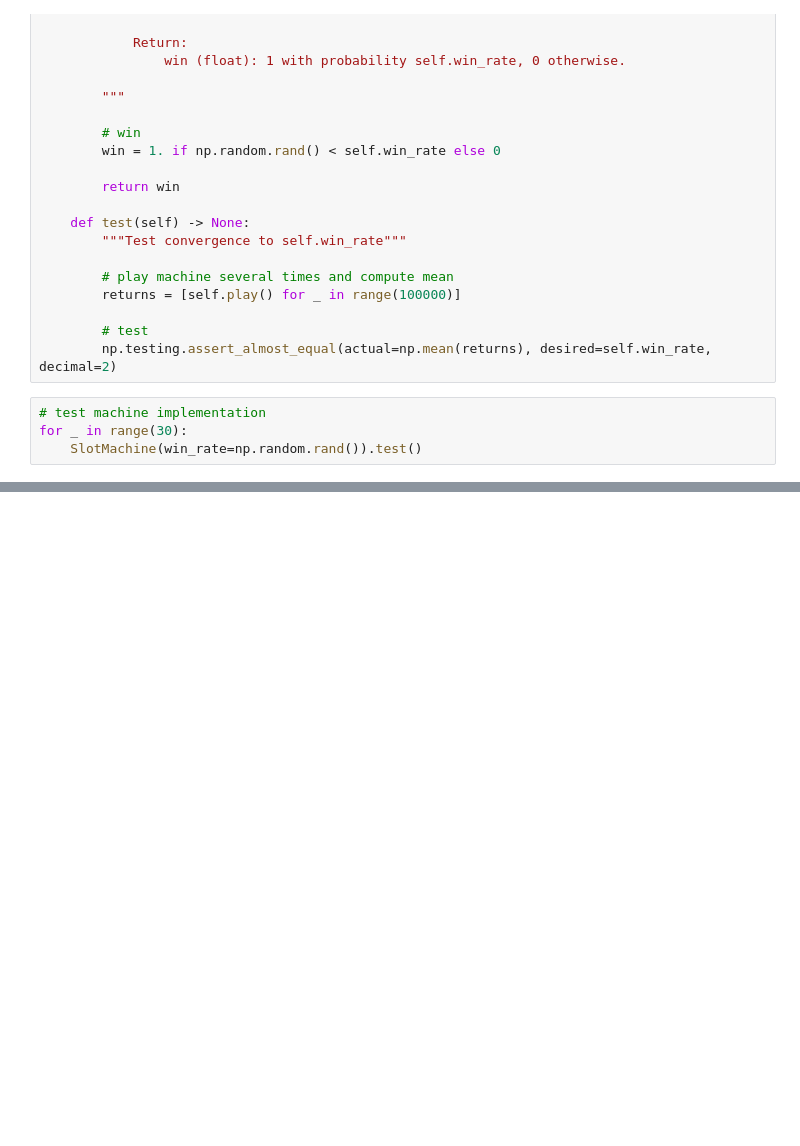
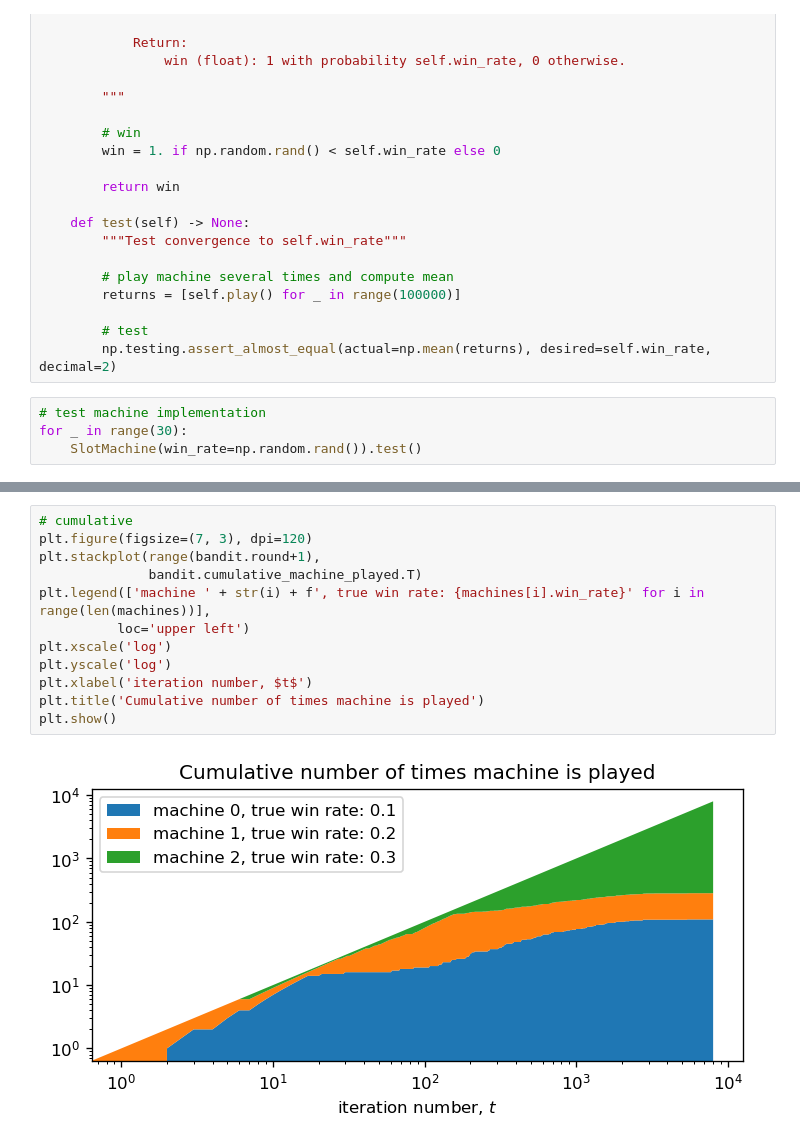
Before and after one commit to matheusomendonca/optimization_experiments, a Jupyter notebook: ipynb/Multi_Armed_Bandit-epsilongreedy.ipynb, the cells around one changed output, grey strips where cells are left out. Saved outputs shown, nothing was run; the diff lists cells and outputs as text; blank space fills up the shorter version.

```diff
--- a/ipynb/Multi_Armed_Bandit-epsilongreedy.ipynb
+++ b/ipynb/Multi_Armed_Bandit-epsilongreedy.ipynb
@@ -138,0 +143,14 @@ plt.show()
+# %%
+# cumulative
+plt.figure(figsize=(7, 3), dpi=120)
+plt.stackplot(range(bandit.round+1),
+              bandit.cumulative_machine_played.T)
+plt.legend(['machine ' + str(i) + f', true win rate: {machines[i].win_rate}' for i in range(len(machines))],
+          loc='upper left')
+plt.xscale('log')
+plt.yscale('log')
+plt.xlabel('iteration number, $t$')
+plt.title('Cumulative number of times machine is played')
+plt.show()
+# %% [output]
+[figure, added]
```
Also changed, not shown: parts of 4 cells of this notebook.
